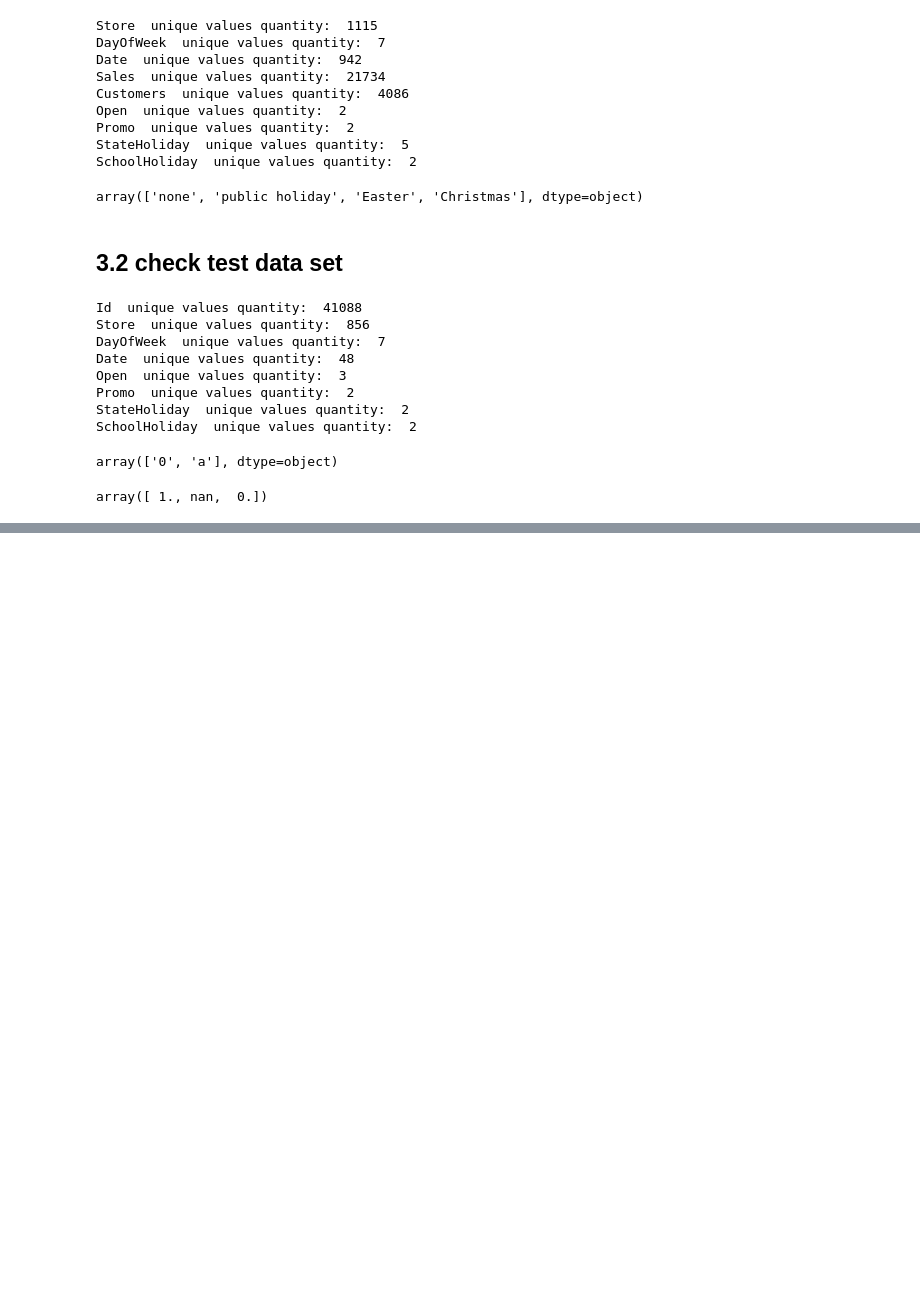
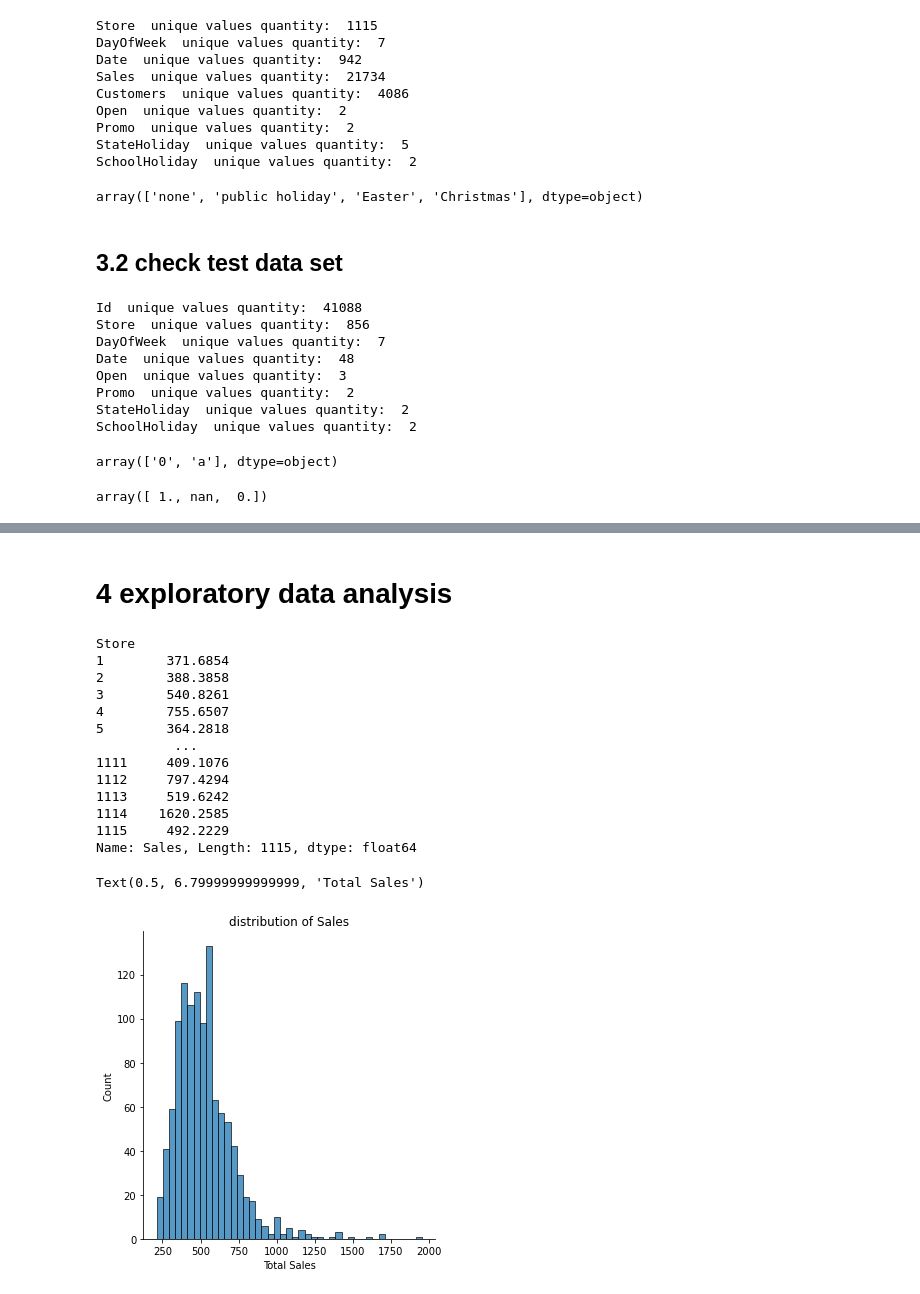
Before and after one commit to DuanLee2520/Rossmann-Store-Sales, a Jupyter notebook: RSS.ipynb, the cells around one changed output, grey strips where cells are left out. Cells and saved outputs as stored; diff of their text form; code cells hidden in the pictures; blank space fills up the shorter version.

```diff
--- a/RSS.ipynb
+++ b/RSS.ipynb
@@ -114,0 +212,3 @@ array([ 1., nan,  0.])
+# %%
+data_train_new=pd.merge(train_df,store_df,on='Store',how='left')
+data_train_new.head()
@@ -114,0 +222,3 @@ array([ 1., nan,  0.])
+# %%
+data_train_new.Date=pd.to_datetime(data_train_new.Date)
+data_train_new.info()
@@ -114,0 +252,2 @@ array([ 1., nan,  0.])
+# %% [markdown]
+# 4 exploratory data analysis
@@ -114,0 +258,22 @@ array([ 1., nan,  0.])
+# %%
+df1=data_train_new.groupby('Store')['Sales'].sum()/10000
+print(df1)
+sns.displot(df1)
+plt.title('distribution of Sales')
+plt.xlabel('Total Sales')
+# %% [output]
+Store
+1        371.6854
+2        388.3858
+3        540.8261
+4        755.6507
+5        364.2818
+          ...
+1111     409.1076
+1112     797.4294
+1113     519.6242
+1114    1620.2585
+1115     492.2229
+Name: Sales, Length: 1115, dtype: float64
+Text(0.5, 6.79999999999999, 'Total Sales')
+[figure, added]
```
Also changed, not shown: parts of 21 cells of this notebook.
